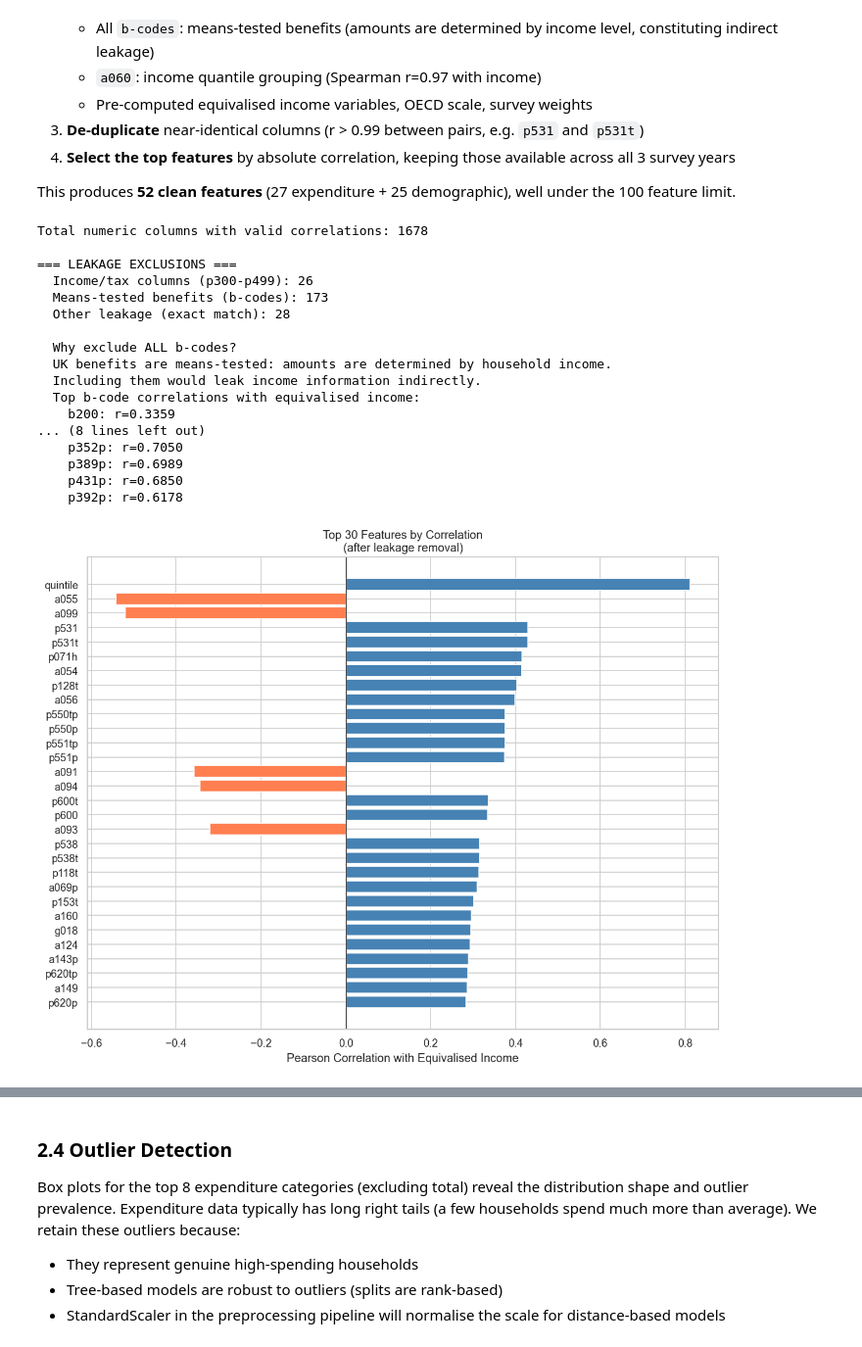
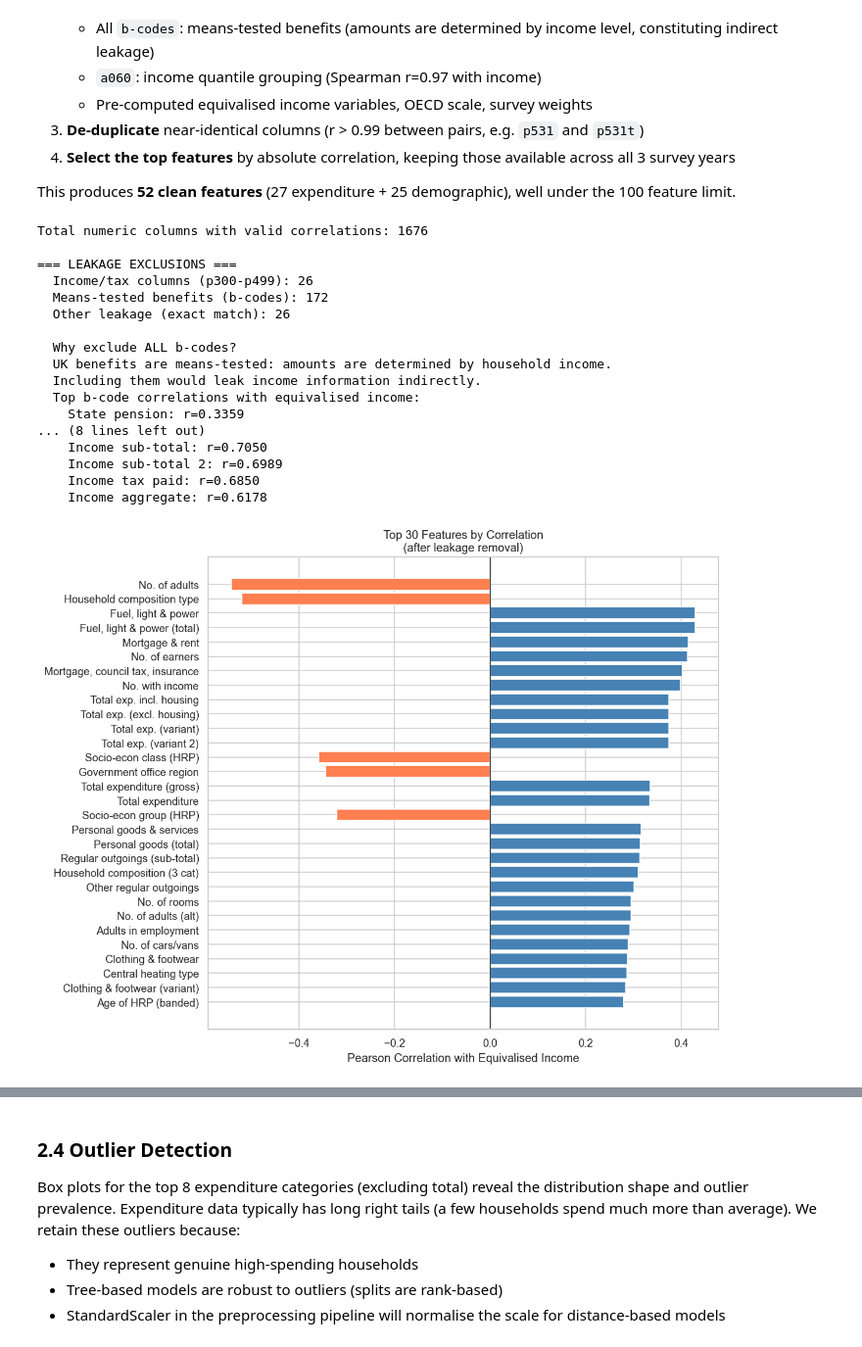
Before and after one commit to Maywarin-T/predictive-analytics-coursework, a Jupyter notebook: notebooks/main.ipynb, the cells around one changed output, grey strips where cells are left out. Shown at 98% size. Drawn from its saved outputs; the diff is of its cells as text; code cells hidden in the pictures.

```diff
--- a/notebooks/main.ipynb
+++ b/notebooks/main.ipynb
@@ -276,13 +437,14 @@ Categories with high Q5/Q1 ratios (e.g. leisure services, clothing) are likely t
 # %%
 # 2.2 Spending patterns by purchasing power tier
 df['quintile'] = target
-expenditure_available = [c for c in EXPENDITURE_FEATURES if c in df.columns and c != 'p600']
+expenditure_available = [c for c in EXPENDITURE_FEATURES if c in df.columns and c != 'Total expenditure']
 
 # Mean spending by quintile for each category
 spending_by_tier = df.groupby('quintile')[expenditure_available].mean()
 
 fig, ax = plt.subplots(figsize=(14, 6))
 spending_by_tier.T.plot(kind='bar', ax=ax, width=0.8)
+ax.set_xticklabels([c for c in expenditure_available], rotation=45, ha='right')
 ax.set_xlabel('Expenditure Category')
 ax.set_ylabel('Mean Weekly Spending (£)')
 ax.set_title('Spending Patterns by Purchasing Power Tier')
@@ -328,10 +490,14 @@ The correlation heatmap shows pairwise Pearson correlations between all expendit
 expenditure_available = [c for c in EXPENDITURE_FEATURES if c in df.columns]
 corr_cols = expenditure_available + ['equivalised_income']
 corr_matrix = df[corr_cols].corr()
+corr_labels = [c for c in corr_cols]
+corr_matrix_labelled = corr_matrix.copy()
+corr_matrix_labelled.index = corr_labels
+corr_matrix_labelled.columns = corr_labels
 
 fig, ax = plt.subplots(figsize=(18, 15))
 mask = np.triu(np.ones_like(corr_matrix, dtype=bool))
-sns.heatmap(corr_matrix, mask=mask, annot=True, fmt='.2f', cmap='RdBu_r',
+sns.heatmap(corr_matrix_labelled, mask=mask, annot=True, fmt='.2f', cmap='RdBu_r',
             center=0, vmin=-1, vmax=1, ax=ax, square=True,
             annot_kws={'size': 6}, linewidths=0.5)
 ax.set_xticklabels(ax.get_xticklabels(), rotation=45, ha='right', fontsize=8)
@@ -341,8 +507,10 @@ plt.tight_layout()
 fig.savefig('../outputs/figures/correlation_matrix.png', dpi=150, bbox_inches='tight')
 plt.show()
 
-# Show top correlations with equivalised income
-income_corr = corr_matrix['equivalised_income'].drop('equivalised_income').abs().sort_values(ascending=False)
-print("\nTop correlations with equivalised income:")
-print(income_corr.head(10).to_string())
+# Show top correlations with equivalised income (sorted by absolute strength, keeping sign)
+income_corr = corr_matrix['equivalised_income'].drop('equivalised_income')
+income_corr_sorted = income_corr.reindex(income_corr.abs().sort_values(ascending=False).index)
+print("\nTop correlations with equivalised income (sorted by strength):")
+for col, val in income_corr_sorted.head(10).items():
+    print(f"  {col:45s}  r = {val:+.3f}")
 # %% [output]
@@ -382,7 +550,7 @@ warnings.filterwarnings('ignore')
 # Compute correlation for every numeric column against equivalised income
 all_corrs = {}
 for col in df.columns:
-    if col in ['equivalised_income', 'anon_income', 'oecd_scale', 'survey_year']:
+    if col in ['equivalised_income', 'anon_income', 'oecd_scale', 'survey_year', 'quintile']:
         continue
     series = pd.to_numeric(df[col], errors='coerce')
     if series.notna().sum() > 1000:
@@ -394,8 +562,12 @@ print(f"Total numeric columns with valid correlations: {len(all_corrs)}")
 
 # Identify leakage categories
 leakage_exact = set(v.lower() for v in LEAKAGE_VARIABLES)
-b_codes = [c for c in all_corrs if c.startswith('b')]
-p_income_tax = [c for c in all_corrs if any(c.startswith(f'p{i}') for i in range(300, 500))]
+# Use reverse mapping to find original codes (columns are renamed to descriptive names)
+def original_code(col):
+    return REVERSE_LABELS.get(col, col)
+
+b_codes = [c for c in all_corrs if original_code(c).startswith('b')]
+p_income_tax = [c for c in all_corrs if any(original_code(c).startswith(f'p{i}') for i in range(300, 500))]
 
 print(f"\n=== LEAKAGE EXCLUSIONS ===")
 print(f"  Income/tax columns (p300-p499): {len(p_income_tax)}")
@@ -409,17 +581,17 @@ print(f"  Including them would leak income information indirectly.")
 print(f"  Top b-code correlations with equivalised income:")
 b_corrs = {c: all_corrs[c] for c in b_codes if c in all_corrs}
 for c, r in sorted(b_corrs.items(), key=lambda x: abs(x[1]), reverse=True)[:5]:
-    print(f"    {c}: r={r:.4f}")
+    print(f"    {COLUMN_LABELS.get(c, c)}: r={r:.4f}")
 
 # Show why p300-p499 are leakage
 print(f"\n  Why exclude p300-p499?")
 print(f"  These are the income and tax section of the LCFS diary.")
 p_inc_corrs = {c: all_corrs[c] for c in p_income_tax if c in all_corrs}
 for c, r in sorted(p_inc_corrs.items(), key=lambda x: abs(x[1]), reverse=True)[:5]:
-    print(f"    {c}: r={r:.4f}")
+    print(f"    {COLUMN_LABELS.get(c, c)}: r={r:.4f}")
 
 # Remove all leakage and show clean top features
-exclude = leakage_exact | set(b_codes) | set(p_income_tax) | {'survey_year'}
+exclude = leakage_exact | set(b_codes) | set(p_income_tax) | {'survey_year', 'quintile'}
 clean_corrs = {c: r for c, r in all_corrs.items() if c not in exclude}
 sorted_clean = sorted(clean_corrs.items(), key=lambda x: abs(x[1]), reverse=True)
 
@@ -427,43 +599,43 @@ sorted_clean = sorted(clean_corrs.items(), key=lambda x: abs(x[1]), reverse=True
 top_n = 30
 fig, ax = plt.subplots(figsize=(10, 8))
 top_cols = [c for c, r in sorted_clean[:top_n]]
 top_vals = [r for c, r in sorted_clean[:top_n]]
 colors = ['steelblue' if r > 0 else 'coral' for r in top_vals]
 ax.barh(range(top_n), top_vals, color=colors)
 ax.set_yticks(range(top_n))
-ax.set_yticklabels(top_cols)
+ax.set_yticklabels([c for c in top_cols])
 ax.set_xlabel('Pearson Correlation with Equivalised Income')
 ax.set_title('Top 30 Features by Correlation\n(after leakage removal)')
 ax.invert_yaxis()
 ax.axvline(x=0, color='black', linewidth=0.5)
 plt.tight_layout()
 fig.savefig('../outputs/figures/feature_selection_correlation.png', dpi=150, bbox_inches='tight')
 plt.show()
 
 # Print the selected features
 print(f"\n=== SELECTED FEATURES ({len(feature_cols)}) ===")
 print(f"These are the features used in data_loader.py, selected by correlation analysis:")
 for col in feature_cols:
     r = clean_corrs.get(col, float('nan'))
-    print(f"  {col:<15} r={r:>7.4f}")
+    print(f"  {COLUMN_LABELS.get(col, col):45s}  r={r:>+7.4f}")
 # %% [output]
-Total numeric columns with valid correlations: 1678
+Total numeric columns with valid correlations: 1676
 
 === LEAKAGE EXCLUSIONS ===
   Income/tax columns (p300-p499): 26
-  Means-tested benefits (b-codes): 173
-  Other leakage (exact match): 28
+  Means-tested benefits (b-codes): 172
+  Other leakage (exact match): 26
 
   Why exclude ALL b-codes?
   UK benefits are means-tested: amounts are determined by household income.
   Including them would leak income information indirectly.
   Top b-code correlations with equivalised income:
-    b200: r=0.3359
+    State pension: r=0.3359
 ... (8 lines left out)
-    p352p: r=0.7050
-    p389p: r=0.6989
-    p431p: r=0.6850
-    p392p: r=0.6178
+    Income sub-total: r=0.7050
+    Income sub-total 2: r=0.6989
+    Income tax paid: r=0.6850
+    Income aggregate: r=0.6178
-[figure, old version]
+[figure, new version]
 === SELECTED FEATURES (52) ===
 These are the features used in data_loader.py, selected by correlation analysis:
```
Also changed, not shown: parts of 62 cells of this notebook.
